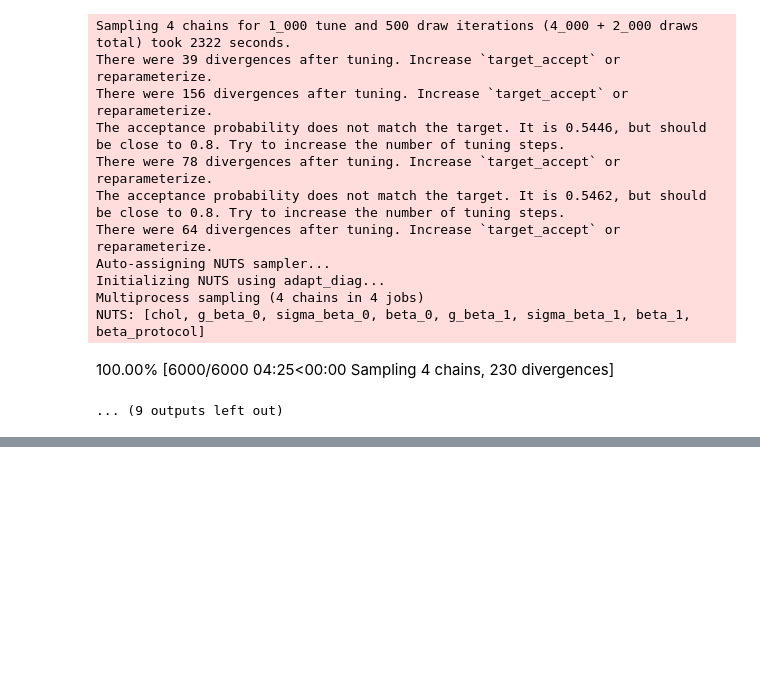
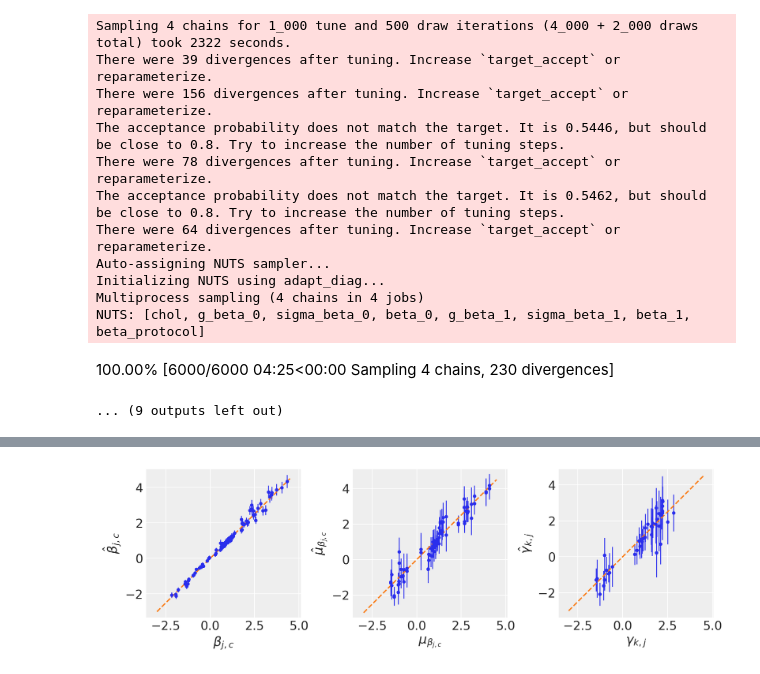
Before and after one commit to wzeng96/bayesian-bioassay, a Jupyter notebook: notebooks/Simulate_Data.ipynb, the cells around one changed output, grey strips where cells are left out. Saved outputs shown, nothing was run; the diff lists cells and outputs as text; code cells hidden in the pictures; blank space fills up the shorter version.

```diff
--- a/notebooks/Simulate_Data.ipynb
+++ b/notebooks/Simulate_Data.ipynb
@@ -79,11 +97,13 @@ for rit in range(niter):
     sig_beta = [0.5,0.5] #np.random.exponential(1,2)
 
     #Average intercept and average slope -- hard coded, no intercept slope covariance
+
     gamma = np.array([[-1, 1], [2, 2]]) + np.random.multivariate_normal([0,0],np.diag([0.1,0.1]),2)
     beta_corr = stats.random_correlation.rvs((1,1))
     sd_chol = np.linalg.multi_dot([np.diag(sig_beta),beta_corr,np.diag(sig_beta)])
 
-    mu_prot = np.matmul(assay_info.loc[:,('Intercept','ORGANISM')], gamma)
+    epsilon = np.random.multivariate_normal([0,0],np.diag([0.1,0.1]),assay_info.shape[0])
+    mu_prot = np.matmul(assay_info.loc[:,('Intercept','ORGANISM')], gamma) + epsilon
     beta_prot = stats.matrix_normal.rvs(mu_prot,rowcov=np.identity(mu_prot.shape[0]),colcov=sd_chol)
 
     theta_sim = np.sum(X*beta_prot[protocol_idx[0]],axis=1)
@@ -257,0 +246,39 @@ plt.show()
+# %%
+def abline(ax,slope, intercept):
+    x_vals = np.array([-3,4.5])#np.array(ax.get_xlim())
+    y_vals = intercept + slope * x_vals
+    ax.plot(x_vals, y_vals, '--')
+
+f, (ax1, ax2, ax3) = plt.subplots(1, 3,figsize=(10, 3))
+
+#Estimated chemical-level (beta) coefficients for each protocol
+beta_prot_est = pd.concat([i['beta_prot'] for i in simulated_results]).reset_index(drop=True)
+
+ax1.errorbar(beta_prot_est['simulated_value'],beta_prot_est['mean'],beta_prot_est['sd'],fmt='o',lw=1,ms=3)
+ax1.set_ylabel(r'$\hat{\beta}_{j,c}}$')
+ax1.set_xlabel(r'$\beta_{j,c}$')
+ax1.axis('equal')
+abline(ax1, 1, 0)
+
+
+#Estimated expected coefficients
+mu_prot_est = pd.concat([i['mu_prot'] for i in simulated_results]).reset_index(drop=True)
+
+ax2.errorbar(mu_prot_est['simulated_value'],mu_prot_est['mean'],mu_prot_est['sd'],fmt='o',lw=1,ms=3)
+ax2.set_ylabel(r'$\hat{\mu}_{\beta_{j,c}}$')
+ax2.set_xlabel(r'$\mu_{\beta_{j,c}}$')
+ax2.axis('equal')
+abline(ax2, 1, 0)
+
+#Estimated assay-level (gamma) coefficients for each chemical-level (beta) coefficient
+gamma_est = pd.concat([i['gamma'] for i in simulated_results]).reset_index(drop=True)
+
+ax3.errorbar(gamma_est['simulated_value'],gamma_est['mean'].values,gamma_est['sd'],fmt='o',lw=1,ms=3)
+ax3.set_ylabel(r'$\hat{\gamma}_{k,j}}$')
+ax3.set_xlabel(r'$\gamma_{k,j}$')
+ax3.axis('equal')
+abline(ax3, 1, 0)
+
+plt.show()
+# %% [output]
+[figure, added]
```
Also changed, not shown: parts of 10 cells of this notebook.
